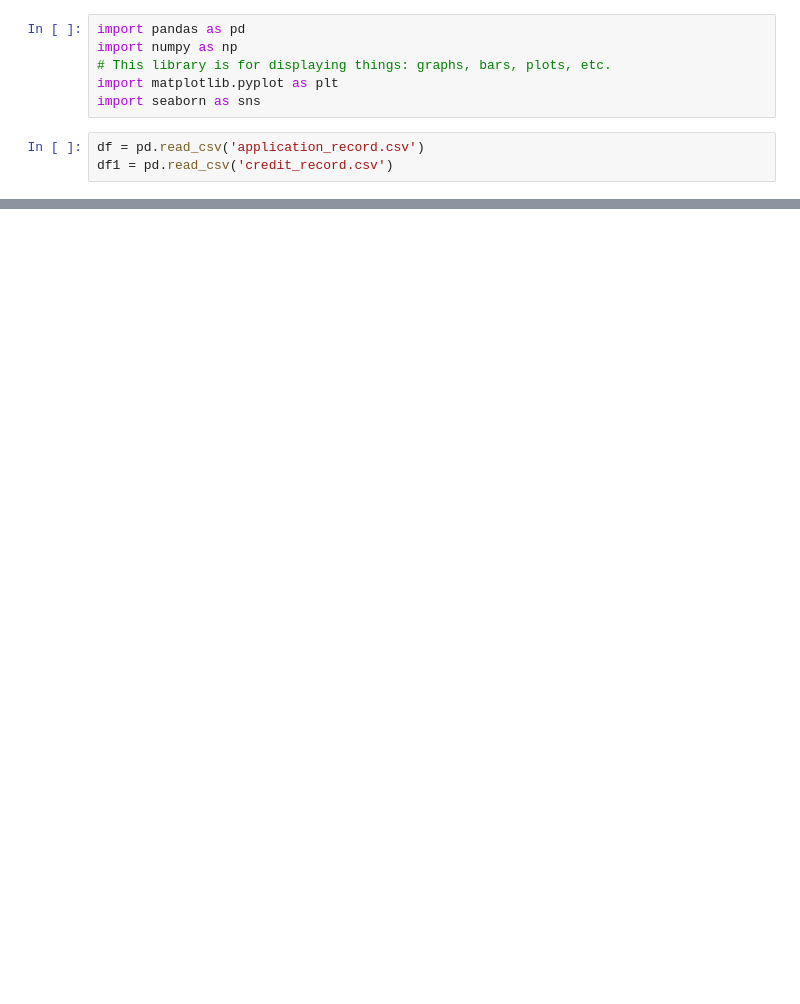
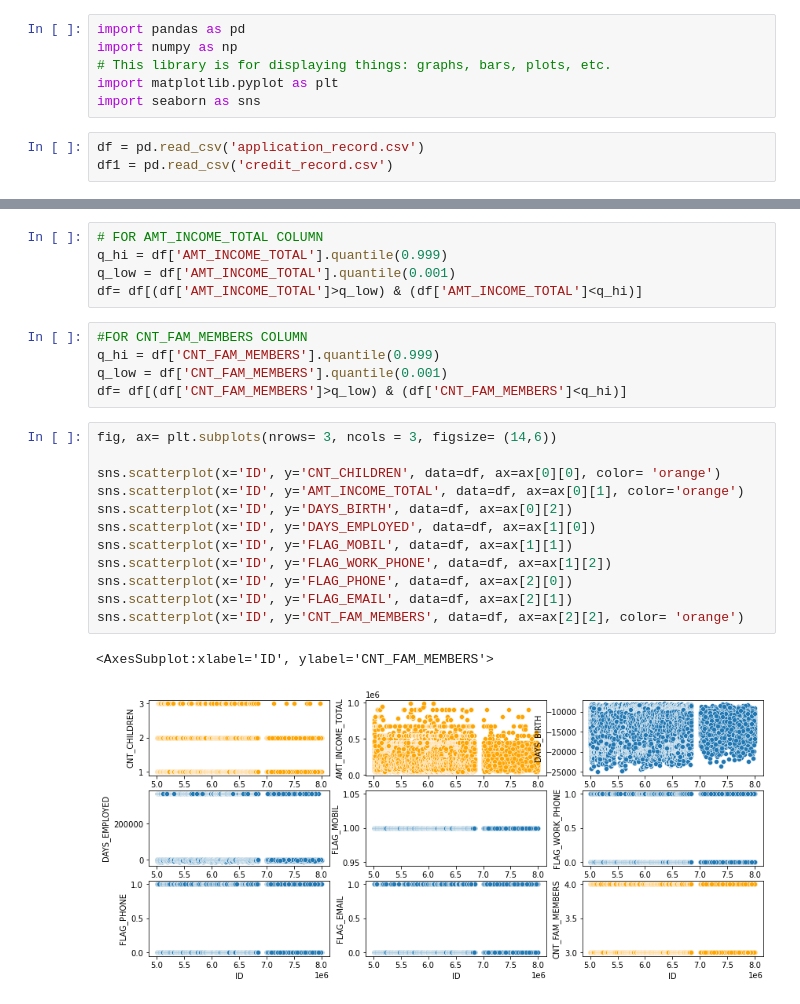
Before and after one commit to faris277/project-, a Jupyter notebook: project notbook.ipynb, the cells around one changed output, grey strips where cells are left out. Saved outputs shown, nothing was run; the diff lists cells and outputs as text; blank space fills up the shorter version.

```diff
--- a/project notbook.ipynb
+++ b/project notbook.ipynb
@@ -200,0 +185,25 @@ ValueError: No axis named Unknown for object type DataFrame
+# %%
+# FOR AMT_INCOME_TOTAL COLUMN
+q_hi = df['AMT_INCOME_TOTAL'].quantile(0.999)
+q_low = df['AMT_INCOME_TOTAL'].quantile(0.001)
+df= df[(df['AMT_INCOME_TOTAL']>q_low) & (df['AMT_INCOME_TOTAL']<q_hi)]
+# %%
+#FOR CNT_FAM_MEMBERS COLUMN
+q_hi = df['CNT_FAM_MEMBERS'].quantile(0.999)
+q_low = df['CNT_FAM_MEMBERS'].quantile(0.001)
+df= df[(df['CNT_FAM_MEMBERS']>q_low) & (df['CNT_FAM_MEMBERS']<q_hi)]
+# %%
+fig, ax= plt.subplots(nrows= 3, ncols = 3, figsize= (14,6))
+
+sns.scatterplot(x='ID', y='CNT_CHILDREN', data=df, ax=ax[0][0], color= 'orange')
+sns.scatterplot(x='ID', y='AMT_INCOME_TOTAL', data=df, ax=ax[0][1], color='orange')
+sns.scatterplot(x='ID', y='DAYS_BIRTH', data=df, ax=ax[0][2])
+sns.scatterplot(x='ID', y='DAYS_EMPLOYED', data=df, ax=ax[1][0])
+sns.scatterplot(x='ID', y='FLAG_MOBIL', data=df, ax=ax[1][1])
+sns.scatterplot(x='ID', y='FLAG_WORK_PHONE', data=df, ax=ax[1][2])
+sns.scatterplot(x='ID', y='FLAG_PHONE', data=df, ax=ax[2][0])
+sns.scatterplot(x='ID', y='FLAG_EMAIL', data=df, ax=ax[2][1])
+sns.scatterplot(x='ID', y='CNT_FAM_MEMBERS', data=df, ax=ax[2][2], color= 'orange')
+# %% [output]
+<AxesSubplot:xlabel='ID', ylabel='CNT_FAM_MEMBERS'>
+[figure, added]
```
Also changed, not shown: parts of 55 cells of this notebook.
